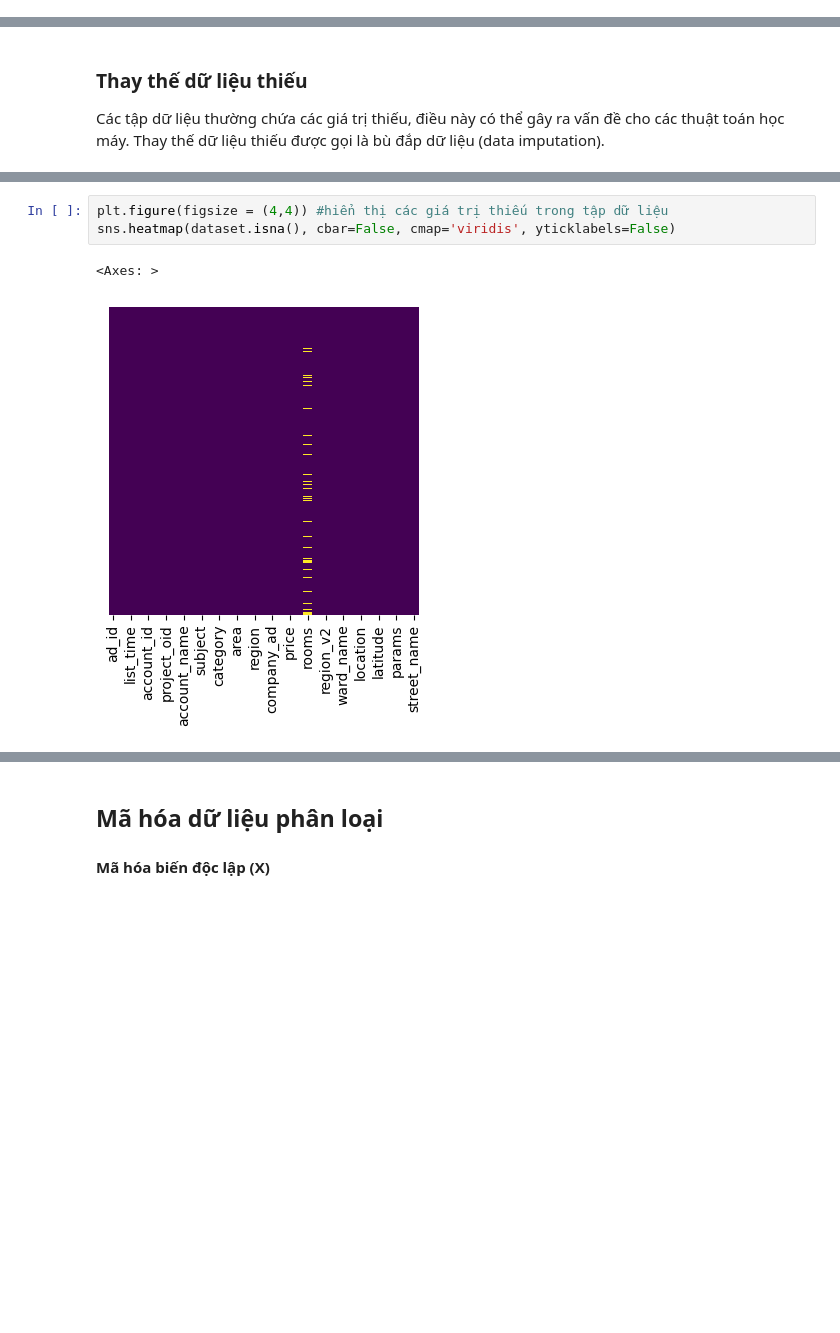
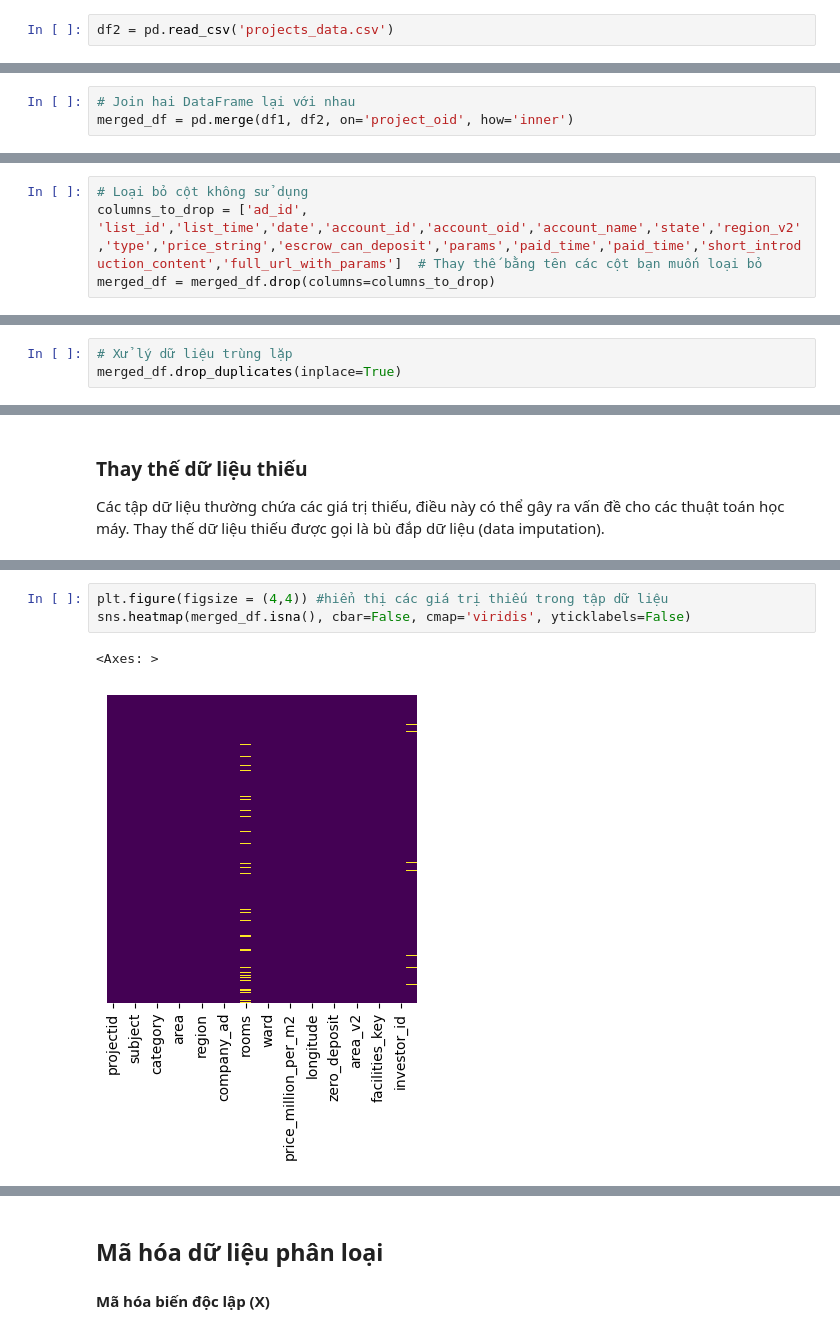
Before and after one commit to uit-ntn/estate-price-prediction, a Jupyter notebook: Data_preprocessing.ipynb, the cells around one changed output, grey strips where cells are left out. Saved outputs shown, nothing was run; the diff lists cells and outputs as text; blank space fills up the shorter version.

```diff
--- a/Data_preprocessing.ipynb
+++ b/Data_preprocessing.ipynb
@@ -36,0 +15,2 @@ print(df)
+# %%
+df2 = pd.read_csv('projects_data.csv')
@@ -36,0 +19,3 @@ print(df)
+# %%
+# Join hai DataFrame lại với nhau
+merged_df = pd.merge(df1, df2, on='project_oid', how='inner')
@@ -36,0 +35,4 @@ print(df)
+# %%
+# Loại bỏ cột không sử dụng
+columns_to_drop = ['ad_id', 'list_id','list_time','date','account_id','account_oid','account_name','state','region_v2','type','price_string','escrow_can_deposit','params','paid_time','paid_time','short_introduction_content','full_url_with_params']  # Thay thế bằng tên các cột bạn muốn loại bỏ
+merged_df = merged_df.drop(columns=columns_to_drop)
@@ -36,0 +68,3 @@ print(df)
+# %%
+# Xử lý dữ liệu trùng lặp
+merged_df.drop_duplicates(inplace=True)
@@ -63,8 +128,8 @@ for i in range(len(df.columns)):
 # %%
 plt.figure(figsize = (4,4)) #hiển thị các giá trị thiếu trong tập dữ liệu
-sns.heatmap(dataset.isna(), cbar=False, cmap='viridis', yticklabels=False)
+sns.heatmap(merged_df.isna(), cbar=False, cmap='viridis', yticklabels=False)
 # %% [output]
 <Axes: >
-[figure, old version]
+[figure, new version]
 # %%
 # Điền giá trị trung bình cho các cột dữ liệu thiếu
```
Also changed, not shown: parts of 45 cells of this notebook, 6 other files.
